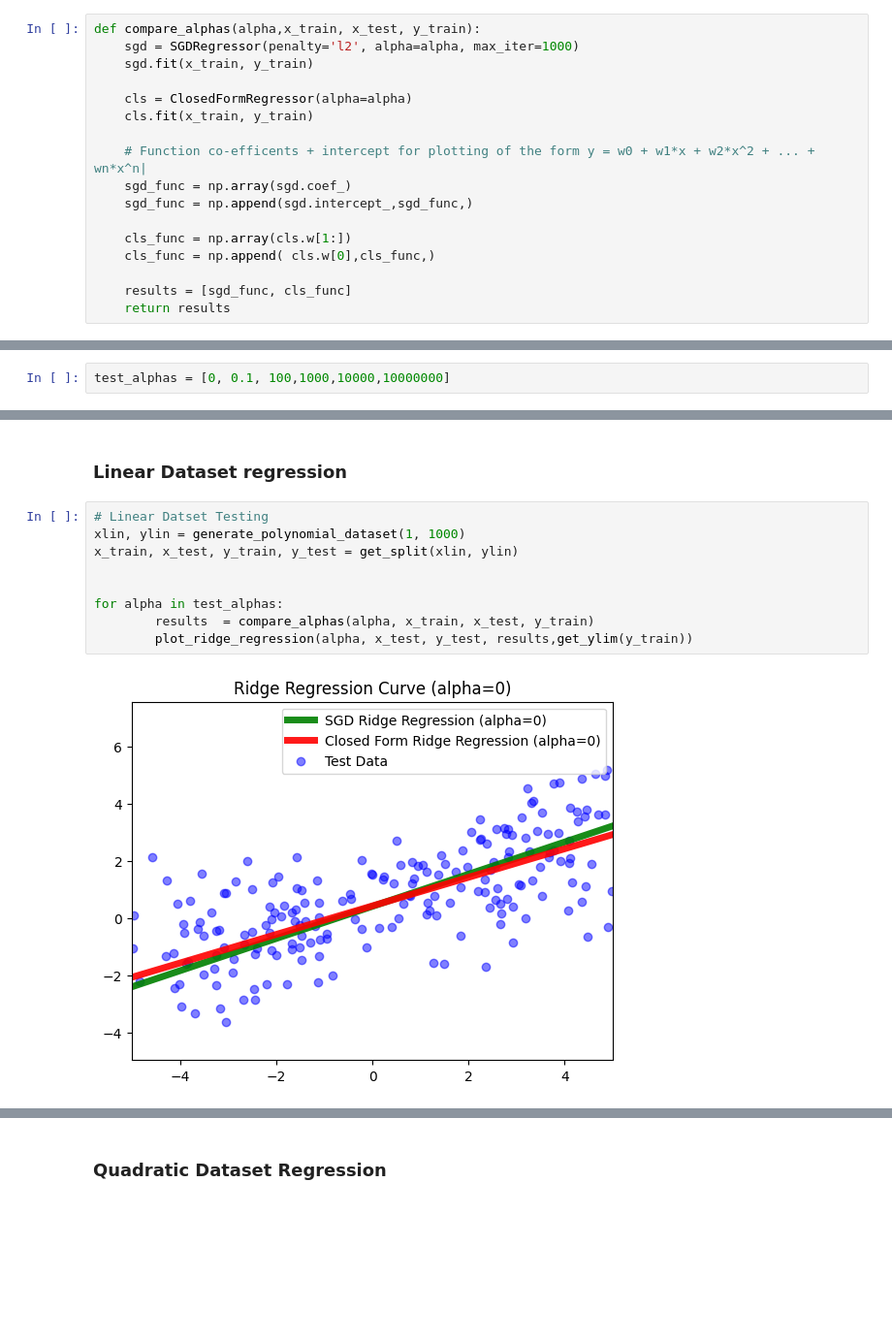
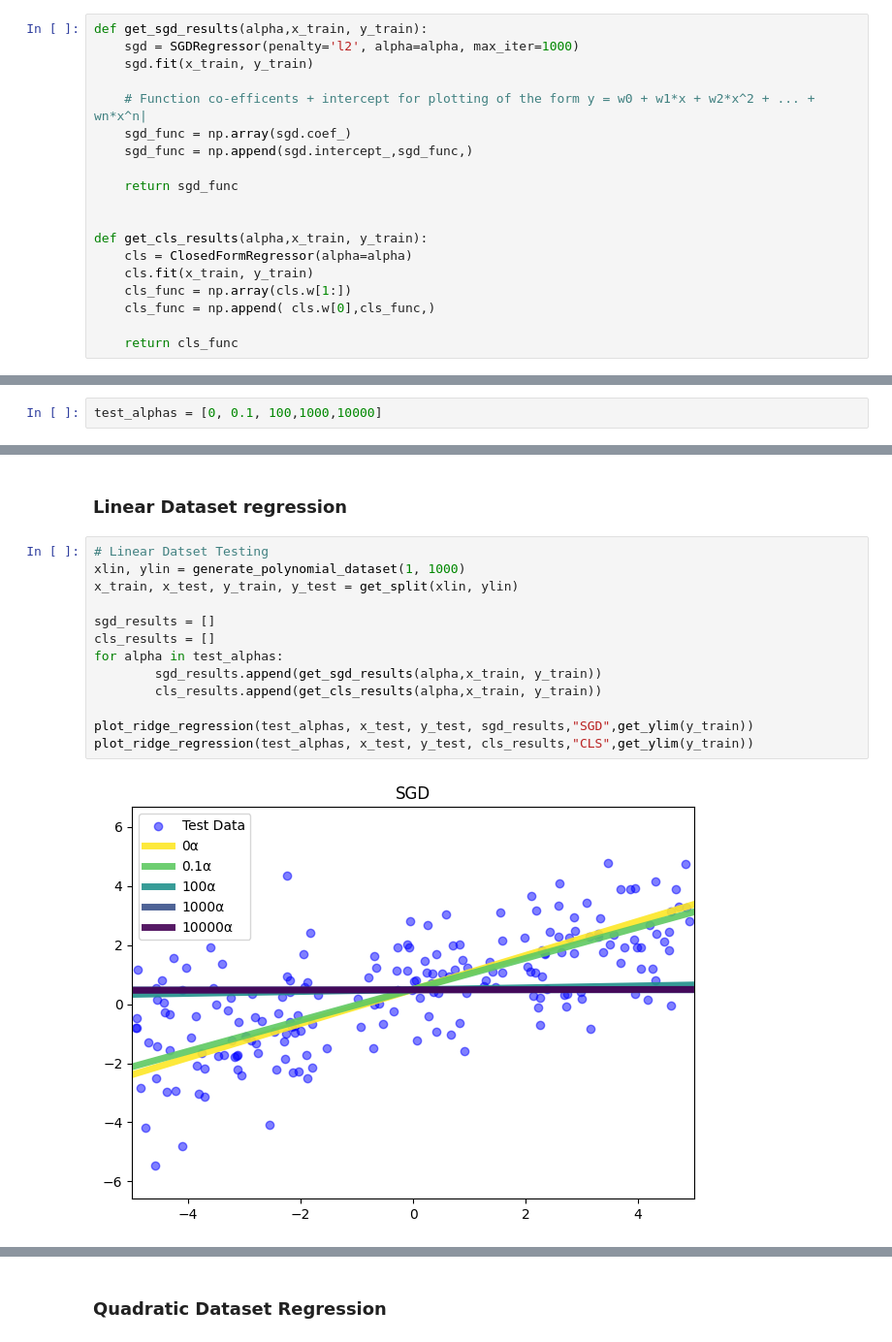
Before and after one commit to Martin-EvansUWA/ML-Project-1, a Jupyter notebook: 23621647.ipynb, the cells around one changed output, grey strips where cells are left out. Shown at 97% size. Saved outputs shown, nothing was run; the diff lists cells and outputs as text; blank space fills up the shorter version.

Commit message:
better graphs

```diff
--- a/23621647.ipynb
+++ b/23621647.ipynb
@@ -240,22 +245,24 @@ def get_ylim(y_train):
 from sklearn.linear_model import SGDRegressor
 from sklearn.preprocessing import StandardScaler
 # %%
-def compare_alphas(alpha,x_train, x_test, y_train):
+def get_sgd_results(alpha,x_train, y_train):
     sgd = SGDRegressor(penalty='l2', alpha=alpha, max_iter=1000)
     sgd.fit(x_train, y_train)
-
-    cls = ClosedFormRegressor(alpha=alpha)
-    cls.fit(x_train, y_train)
 
     # Function co-efficents + intercept for plotting of the form y = w0 + w1*x + w2*x^2 + ... + wn*x^n|
     sgd_func = np.array(sgd.coef_)
     sgd_func = np.append(sgd.intercept_,sgd_func,)
 
+    return sgd_func
+
+
+def get_cls_results(alpha,x_train, y_train):
+    cls = ClosedFormRegressor(alpha=alpha)
+    cls.fit(x_train, y_train)
     cls_func = np.array(cls.w[1:])
     cls_func = np.append( cls.w[0],cls_func,)
 
-    results = [sgd_func, cls_func]
-    return results
+    return cls_func
 # %% [markdown]
 ## Regression Experimentation
 
@@ -267,7 +274,7 @@ In order to investigate the closed form solution, we will be comparing a non clo
 
 We will be using alphas of: 0, 0.1, 100, 1000, 10000, 10000000
 # %%
-test_alphas = [0, 0.1, 100,1000,10000,10000000]
+test_alphas = [0, 0.1, 100,1000,10000]
 # %% [markdown]
 Let's take a look at the results.
 # %% [markdown]
@@ -275,11 +282,15 @@ Let's take a look at the results.
 # %%
 # Linear Datset Testing
 xlin, ylin = generate_polynomial_dataset(1, 1000)
 x_train, x_test, y_train, y_test = get_split(xlin, ylin)
 
+sgd_results = []
+cls_results = []
+for alpha in test_alphas:
+        sgd_results.append(get_sgd_results(alpha,x_train, y_train))
+        cls_results.append(get_cls_results(alpha,x_train, y_train))
 
-for alpha in test_alphas:
-        results  = compare_alphas(alpha, x_train, x_test, y_train)
-        plot_ridge_regression(alpha, x_test, y_test, results,get_ylim(y_train))
+plot_ridge_regression(test_alphas, x_test, y_test, sgd_results,"SGD",get_ylim(y_train))
+plot_ridge_regression(test_alphas, x_test, y_test, cls_results,"CLS",get_ylim(y_train))
 # %% [output]
-[figure, old version]
+[figure, new version]
```
Also changed, not shown: parts of 23 cells of this notebook.
